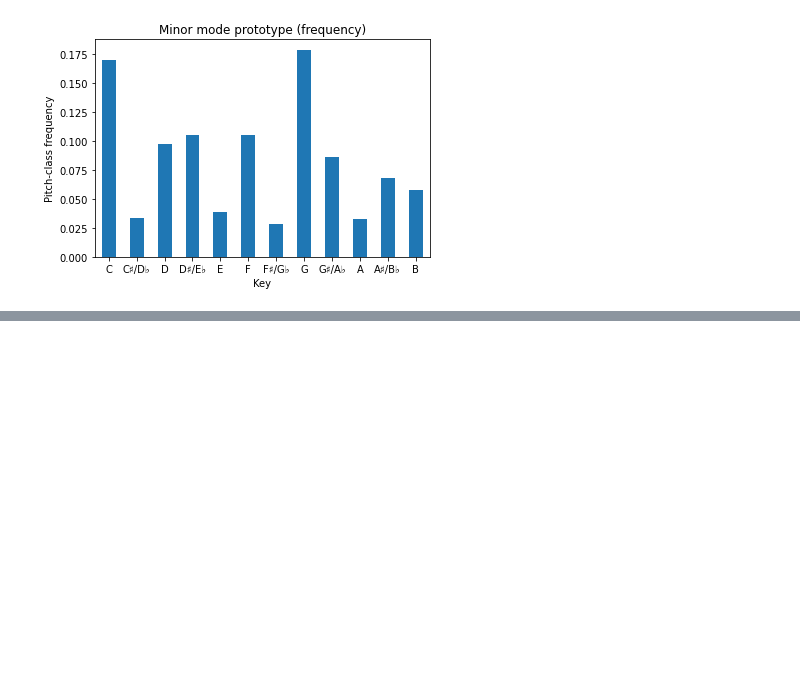
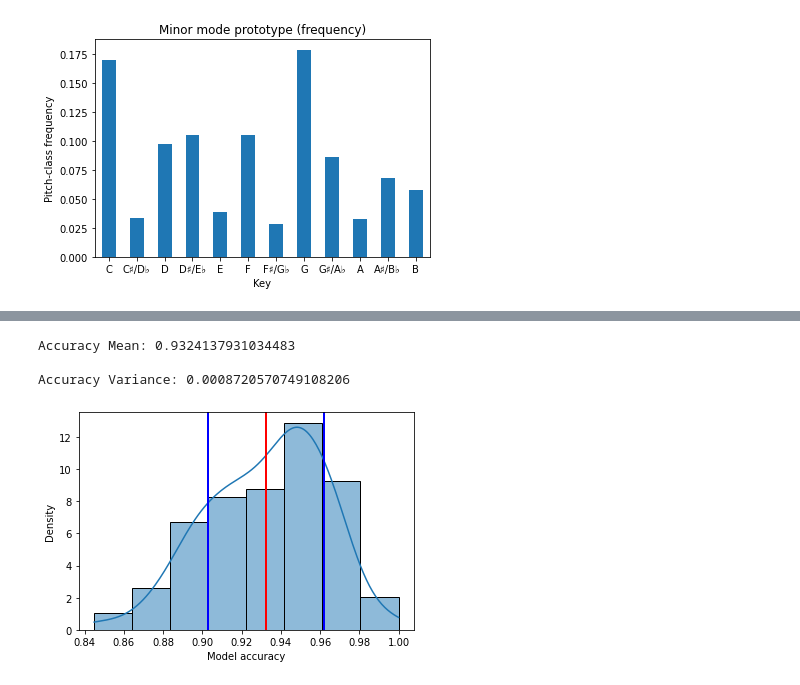
Before and after one commit to mikqs/digital-musicology, a Jupyter notebook: Group_6_A2/Group_6_A2.ipynb, the cells around one changed output, grey strips where cells are left out. Cells and saved outputs as stored; diff of their text form; code cells hidden in the pictures; blank space fills up the shorter version.

Commit message:
Accuracy cross validation for globalkey

```diff
--- a/Group_6_A2/Group_6_A2.ipynb
+++ b/Group_6_A2/Group_6_A2.ipynb
@@ -186,0 +202,8 @@ Ground truth: C Major
+# %%
+%%time
+
+X = [] # features: piece name
+y = [] # labels: tonic/mode pair
+for piece in labeled_df.piece.unique():
+    X.append(piece)
+    y.append(globalkey_groundtruth(piece))
@@ -186,0 +213,24 @@ Ground truth: C Major
+# %%
+%%time
+
+accuracies=[]
+for fold in range(100):
+    # Split training and testing data
+    X_train, X_test, y_train, y_test = train_test_split(X, y, test_size=0.30, random_state=None)
+
+    grouped_major_df_train = major_df[major_df.piece.isin(X_train)].groupby('cpc_s_trsp_C').duration.sum().apply(float)
+    grouped_minor_df_train = minor_df[minor_df.piece.isin(X_train)].groupby('cpc_s_trsp_C').duration.sum().apply(float)
+    L1_norm_major = grouped_major_df_train.sum()
+    L1_norm_minor = grouped_minor_df_train.sum()
+    major_vec = grouped_major_df_train.div(L1_norm_major).to_numpy()
+    minor_vec = grouped_minor_df_train.div(L1_norm_minor).to_numpy()
+
+    y_test_key = []
+    y_pred_key = []
+    i = 0
+    for piece in X_test:
+        pred = globalkey_classifier(piece, major_vec, minor_vec)
+        y_test_key.append(y_test[i][0]+y_test[i][1])
+        y_pred_key.append(pred[0]+pred[1])
+        i = i+1
+    accuracies.append(metrics.accuracy_score(y_test_key, y_pred_key))
@@ -186,0 +240,16 @@ Ground truth: C Major
+# %%
+print("Accuracy Mean: {}\n".format(np.mean(accuracies)))
+print("Accuracy Variance: {}\n".format(np.var(accuracies)))
+
+seaborn.histplot(accuracies, kde=True, stat='density', bins=8)
+plt.axvline(np.mean(accuracies), c='r', ls='-', lw=2)
+plt.axvline(np.mean(accuracies)-np.std(accuracies), c='b', ls='-', lw=2)
+plt.axvline(np.mean(accuracies)+np.std(accuracies), c='b', ls='-', lw=2)
+plt.xlabel('Model accuracy')
+plt.show()
+#seaborn.violinplot(accuracies)
+# %% [output]
+Accuracy Mean: 0.9324137931034483
+
+Accuracy Variance: 0.0008720570749108206
+[figure, added]
```
Also changed, not shown: parts of 5 cells of this notebook.
